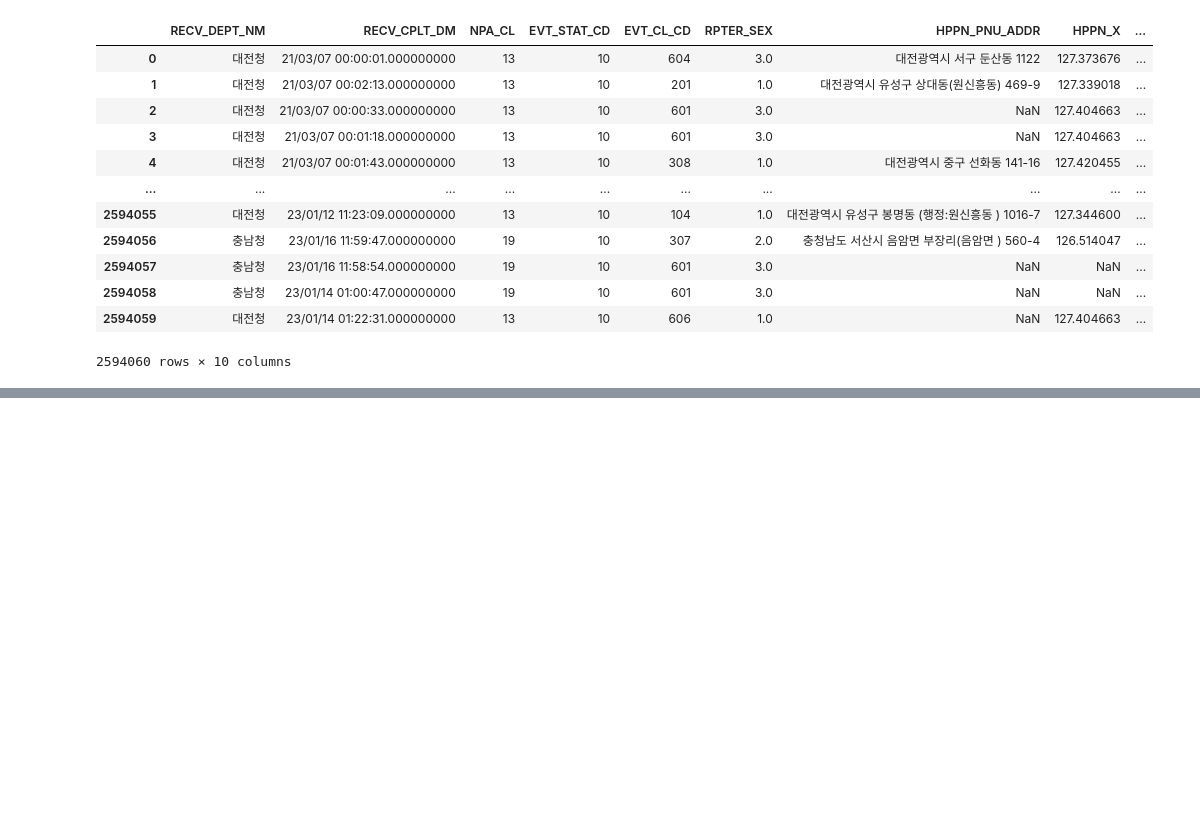
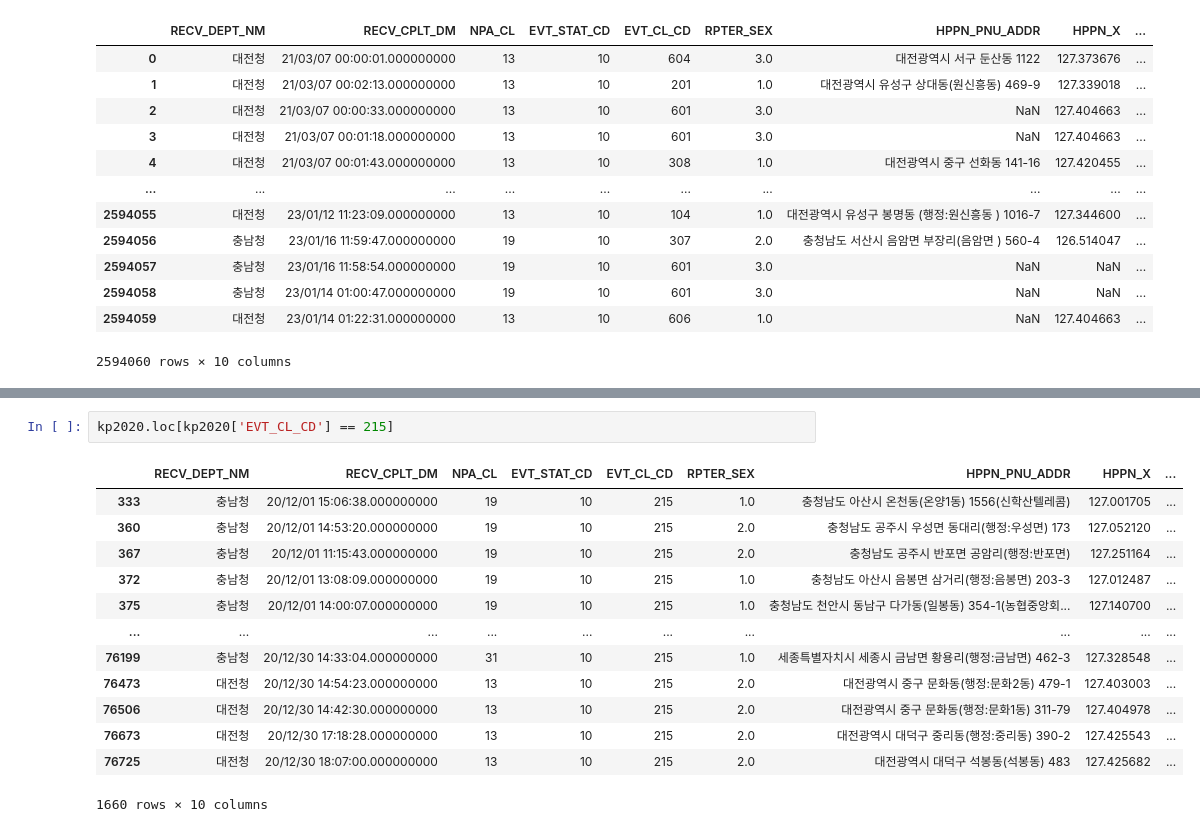
Before and after one commit to C0DE-SAGE/Data-Analysis-Competition, a Jupyter notebook: jinu.ipynb, the cells around one changed output, grey strips where cells are left out. Drawn from its saved outputs; the diff is of its cells as text; blank space fills up the shorter version.

```diff
--- a/jinu.ipynb
+++ b/jinu.ipynb
@@ -106,0 +145,16 @@ Name: 2, dtype: object
+# %%
+kp2020.loc[kp2020['EVT_CL_CD'] == 215]
+# %% [output]
+|  | RECV_DEPT_NM | RECV_CPLT_DM | NPA_CL | EVT_STAT_CD | EVT_CL_CD | RPTER_SEX | HPPN_PNU_ADDR | HPPN_X | ... |
+| 333 | 충남청 | 20/12/01 15:06:38.000000000 | 19 | 10 | 215 | 1.0 | 충청남도 아산시 온천동(온양1동) 1556(신학산텔레콤) | 127.001705 | ... |
+| 360 | 충남청 | 20/12/01 14:53:20.000000000 | 19 | 10 | 215 | 2.0 | 충청남도 공주시 우성면 동대리(행정:우성면) 173 | 127.052120 | ... |
+| 367 | 충남청 | 20/12/01 11:15:43.000000000 | 19 | 10 | 215 | 2.0 | 충청남도 공주시 반포면 공암리(행정:반포면) | 127.251164 | ... |
+| 372 | 충남청 | 20/12/01 13:08:09.000000000 | 19 | 10 | 215 | 1.0 | 충청남도 아산시 음봉면 삼거리(행정:음봉면) 203-3 | 127.012487 | ... |
+| 375 | 충남청 | 20/12/01 14:00:07.000000000 | 19 | 10 | 215 | 1.0 | 충청남도 천안시 동남구 다가동(일봉동) 354-1(농협중앙회... | 127.140700 | ... |
+| ... | ... | ... | ... | ... | ... | ... | ... | ... | ... |
+| 76199 | 충남청 | 20/12/30 14:33:04.000000000 | 31 | 10 | 215 | 1.0 | 세종특별자치시 세종시 금남면 황용리(행정:금남면) 462-3 | 127.328548 | ... |
+| 76473 | 대전청 | 20/12/30 14:54:23.000000000 | 13 | 10 | 215 | 2.0 | 대전광역시 중구 문화동(행정:문화2동) 479-1 | 127.403003 | ... |
+| 76506 | 대전청 | 20/12/30 14:42:30.000000000 | 13 | 10 | 215 | 2.0 | 대전광역시 중구 문화동(행정:문화1동) 311-79 | 127.404978 | ... |
+| 76673 | 대전청 | 20/12/30 17:18:28.000000000 | 13 | 10 | 215 | 2.0 | 대전광역시 대덕구 중리동(행정:중리동) 390-2 | 127.425543 | ... |
+| 76725 | 대전청 | 20/12/30 18:07:00.000000000 | 13 | 10 | 215 | 2.0 | 대전광역시 대덕구 석봉동(석봉동) 483 | 127.425682 | ... |
+1660 rows × 10 columns
```
Also changed, not shown: parts of 13 cells of this notebook, 5 other files.
